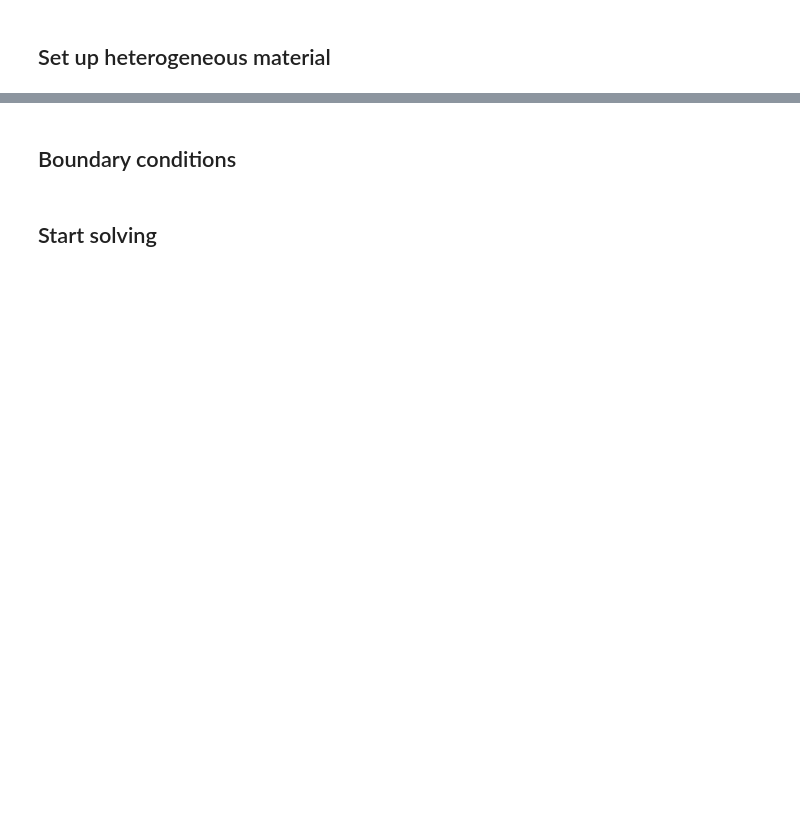
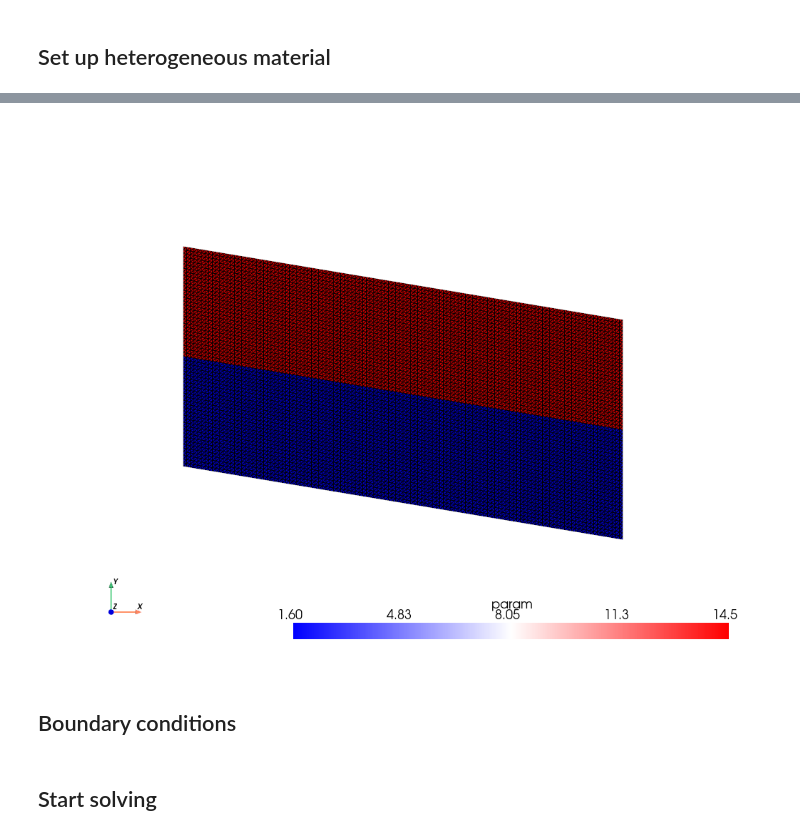
Before and after one commit to lannika-ut/ScientificPractice, a Jupyter notebook: FiniteElements/heterogen_transient.ipynb, the cells around one changed output, grey strips where cells are left out. Drawn from its saved outputs; the diff is of its cells as text; code cells hidden in the pictures; blank space fills up the shorter version.

```diff
--- a/FiniteElements/heterogen_transient.ipynb
+++ b/FiniteElements/heterogen_transient.ipynb
@@ -120,0 +13,21 @@ x = SpatialCoordinate(domain)
+# %%
+# Define geometry
+P0 = np.array([0, 0])
+P1 = np.array([6, -1])
+P2 = np.array([6, 2])
+P3 = np.array([0, 3])
+slope = (P1[1]-P0[1])/(P1[0]-P0[0])
+
+delta_x = delta_z = 0.05
+nx = int(6/delta_x)
+nz = int(3/delta_x)
+print(f"Resolution is dx = {delta_x} m, dz = {delta_z} m, giving nx = {nx}, nz = {nz}")
+
+# Generate mesh from corner points
+domain = create_quad_domain(MPI.COMM_WORLD, nx, nz, P0, P1, P2, P3, celltype=mesh.CellType.quadrilateral)
+
+# Initialize functionspace, test function, coordinates
+Q = fem.functionspace(domain, ("DG", 0)) # material parameters
+V = fem.functionspace(domain, ("CG", 1)) # pressure head
+v = ufl.TestFunction(V)
+x = ufl.SpatialCoordinate(domain)
@@ -248,0 +116,17 @@ def theta(u, alpha, N):
+# %%
+import pyvista
+from dolfinx import plot
+
+pyvista.set_jupyter_backend("static")
+
+topology, cell_types, geometry = plot.vtk_mesh(domain, 2)
+grid = pyvista.UnstructuredGrid(topology, cell_types, geometry)
+grid.cell_data["param"] = alpha.x.array
+grid.set_active_scalars("param")
+# Create plotter and pyvista grid
+p = pyvista.Plotter()
+p.add_mesh(grid, show_edges=True, cmap="bwr")
+p.view_xy()
+p.show_axes()
+p.show()
+# %% [output]
@@ -249,2 +150,3 @@ def theta(u, alpha, N):
+[figure, added]
 # %% [markdown]
 ## Boundary conditions
```
Also changed, not shown: parts of 28 cells of this notebook, 7 other files.
